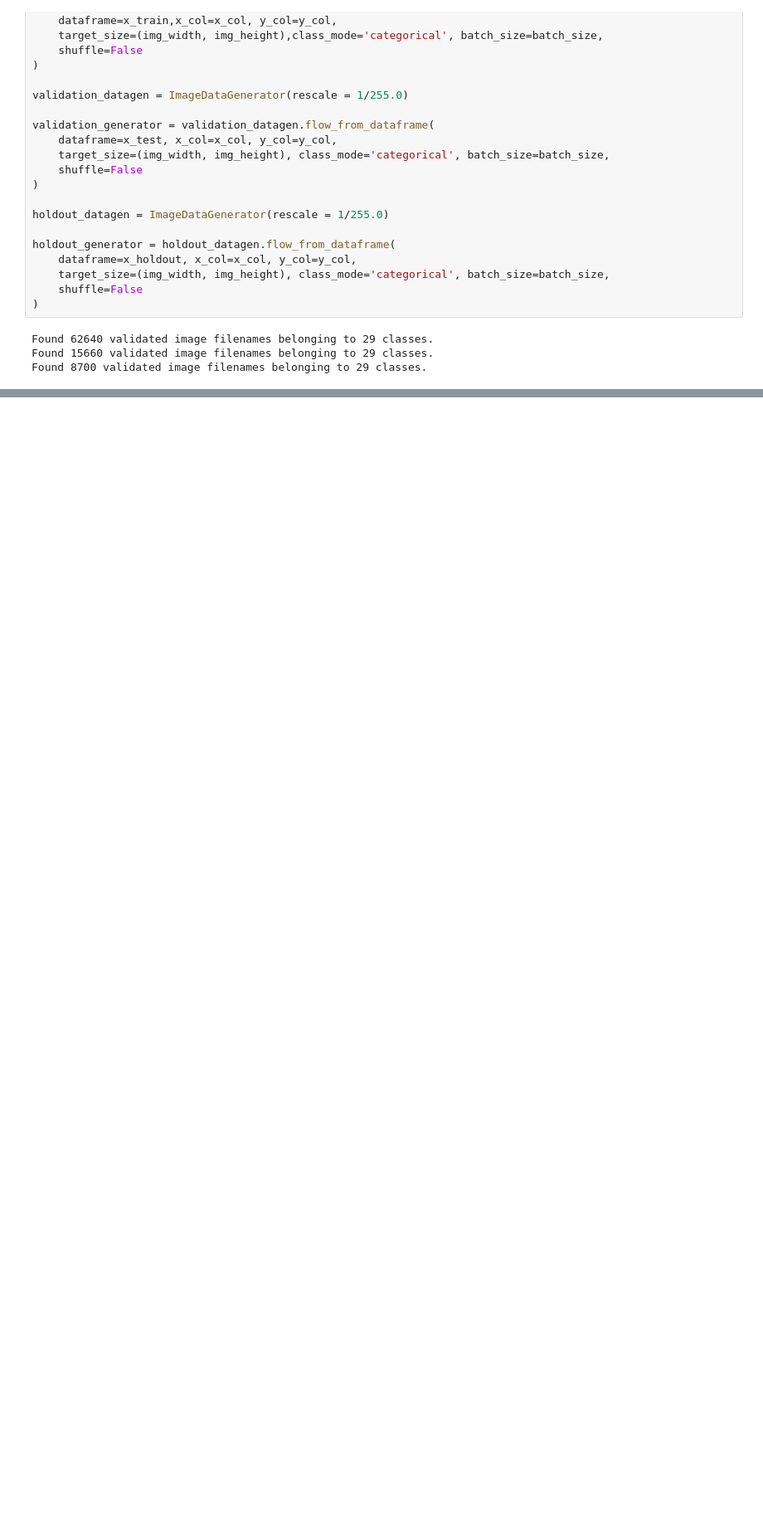
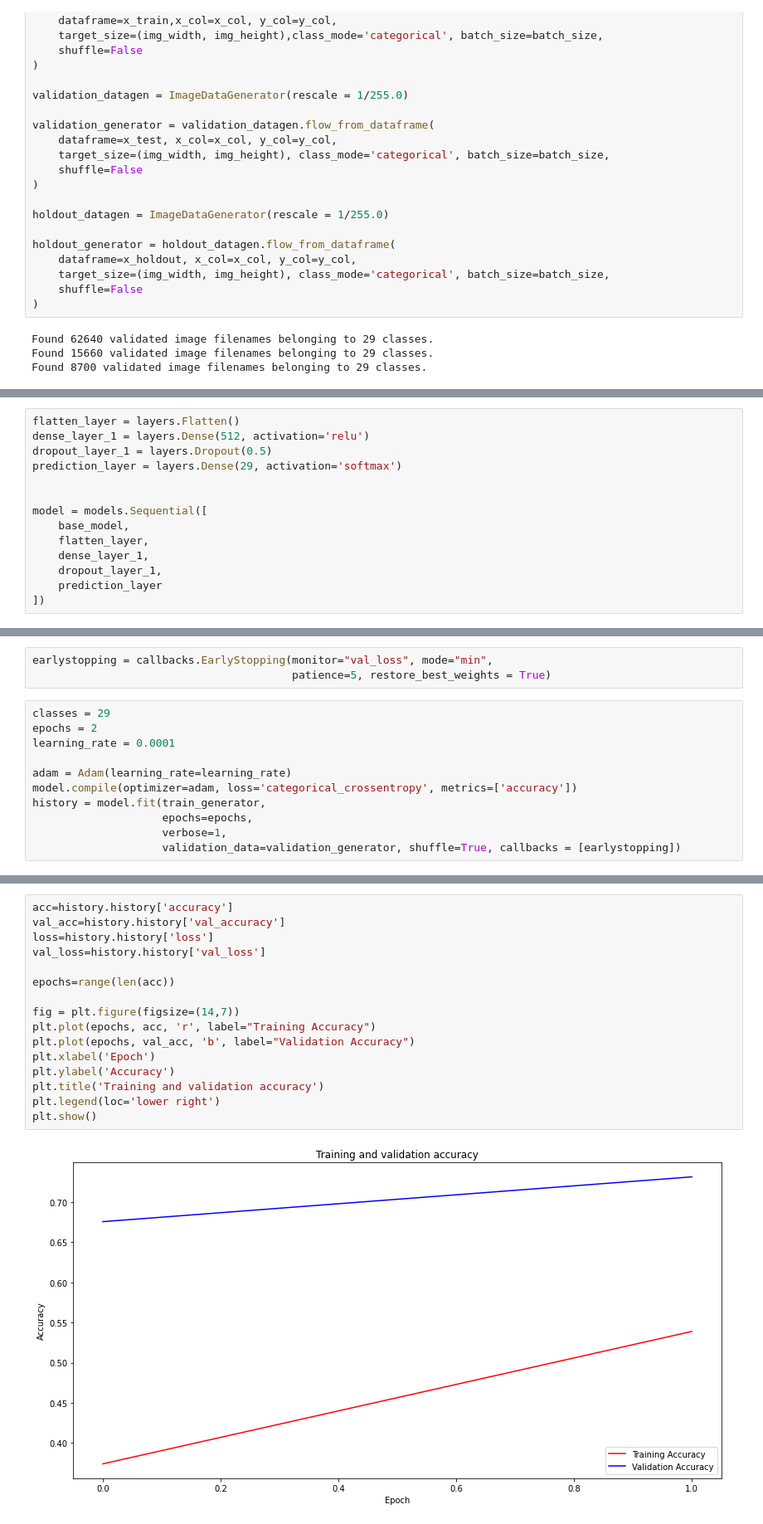
Before and after one commit to seriamedard/american_sign_language_recognition, a Jupyter notebook: ASL_dev.ipynb, the cells around one changed output, grey strips where cells are left out. Shown at 83% size. Cells and saved outputs as stored; diff of their text form; blank space fills up the shorter version.

```diff
--- a/ASL_dev.ipynb
+++ b/ASL_dev.ipynb
@@ -125,3 +162,17 @@ Total params: 23,564,800
 Trainable params: 0
 Non-trainable params: 23,564,800
 __________________________________________________________________________________________________
+# %%
+flatten_layer = layers.Flatten()
+dense_layer_1 = layers.Dense(512, activation='relu')
+dropout_layer_1 = layers.Dropout(0.5)
+prediction_layer = layers.Dense(29, activation='softmax')
+
+
+model = models.Sequential([
+    base_model,
+    flatten_layer,
+    dense_layer_1,
+    dropout_layer_1,
+    prediction_layer
+])
@@ -127,0 +201,14 @@ ________________________________________________________________________________
+# %%
+earlystopping = callbacks.EarlyStopping(monitor="val_loss", mode="min",
+                                        patience=5, restore_best_weights = True)
+# %%
+classes = 29
+epochs = 2
+learning_rate = 0.0001
+
+adam = Adam(learning_rate=learning_rate)
+model.compile(optimizer=adam, loss='categorical_crossentropy', metrics=['accuracy'])
+history = model.fit(train_generator,
+                    epochs=epochs,
+                    verbose=1,
+                    validation_data=validation_generator, shuffle=True, callbacks = [earlystopping])
@@ -127,0 +220,18 @@ ________________________________________________________________________________
+# %%
+acc=history.history['accuracy']
+val_acc=history.history['val_accuracy']
+loss=history.history['loss']
+val_loss=history.history['val_loss']
+
+epochs=range(len(acc))
+
+fig = plt.figure(figsize=(14,7))
+plt.plot(epochs, acc, 'r', label="Training Accuracy")
+plt.plot(epochs, val_acc, 'b', label="Validation Accuracy")
+plt.xlabel('Epoch')
+plt.ylabel('Accuracy')
+plt.title('Training and validation accuracy')
+plt.legend(loc='lower right')
+plt.show()
+# %% [output]
+[figure, added]
```
Also changed, not shown: parts of 17 cells of this notebook.
